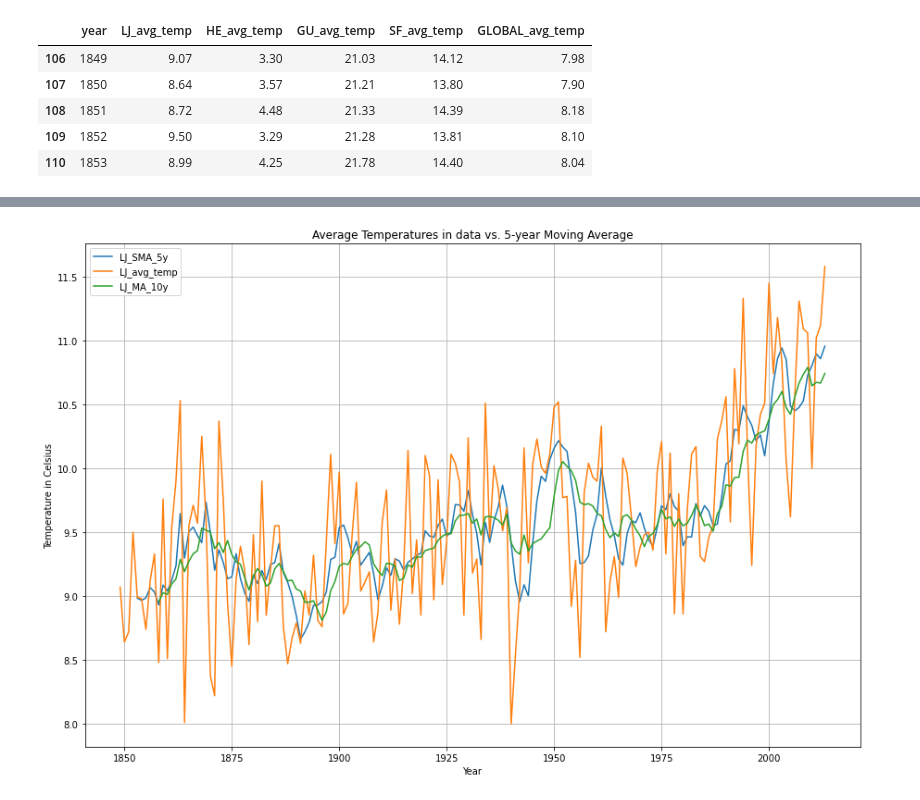
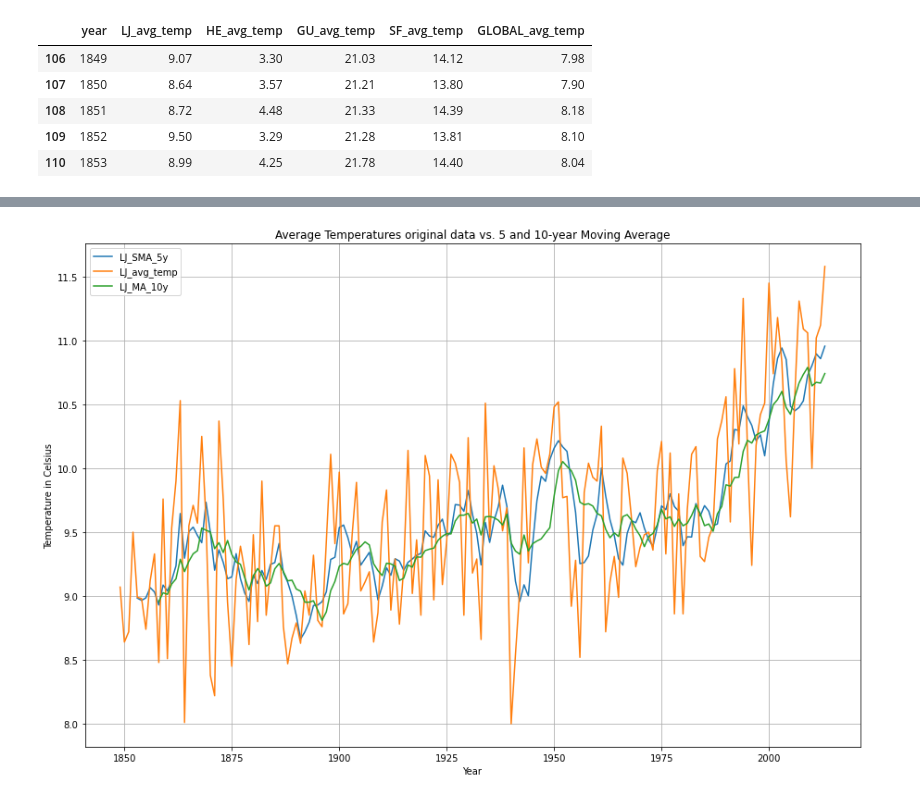
Before and after one commit to AndrejaCH/Weather_Trends, a Jupyter notebook: WeatherTrends.ipynb, the cells around one changed output, grey strips where cells are left out. Cells and saved outputs as stored; diff of their text form; code cells hidden in the pictures.

```diff
--- a/WeatherTrends.ipynb
+++ b/WeatherTrends.ipynb
@@ -7,7 +10,7 @@ import numpy as np
 # %%
 #Read in the file
-file_path = Path('Data/Data_Combined_for_ipynb.xlsx')
-weather_data_df = pd.read_excel(file_path)
+#file_path = Path('Data/Data_Combined_for_ipynb.xlsx')
+weather_data_df = pd.read_excel('Data/Data_Combined_for_ipynb.xlsx')
 weather_data_df.head()
 # %% [output]
 |  | year | city | country | LJ_avg_temp | HE_avg_temp | GU_avg_temp | SF_avg_temp | GLOBAL_avg_temp |
@@ -115,22 +281,20 @@ plt.show()
 # %%
 # Plot the averages - Ljubljana original data, 5-year and 10-year Moving Average
 plt.figure(figsize=[15,10])
 plt.grid(True)
 plt.plot(df['year'], df['LJ_MA_5y'],label='LJ_SMA_5y')
 plt.plot(df['year'], df['LJ_avg_temp'],label='LJ_avg_temp')
 plt.plot(df['year'], df['LJ_MA_10y'],label='LJ_MA_10y')
 plt.legend(loc=2)
 
-# Plot the axis
-
 # Create labels for the x and y axes.
 plt.xlabel("Year")
 plt.ylabel("Temperature in Celsius")
 
 # Create a title.
-plt.title("Average Temperatures in data vs. 5-year Moving Average")
+plt.title("Average Temperatures: original data vs. 5 and 10-year Moving Average")
 
 # Show the plot
 plt.show()
 # %% [output]
-[figure, old version]
+[figure, new version]
```
Also changed, not shown: parts of 26 cells of this notebook, 2 other files.
